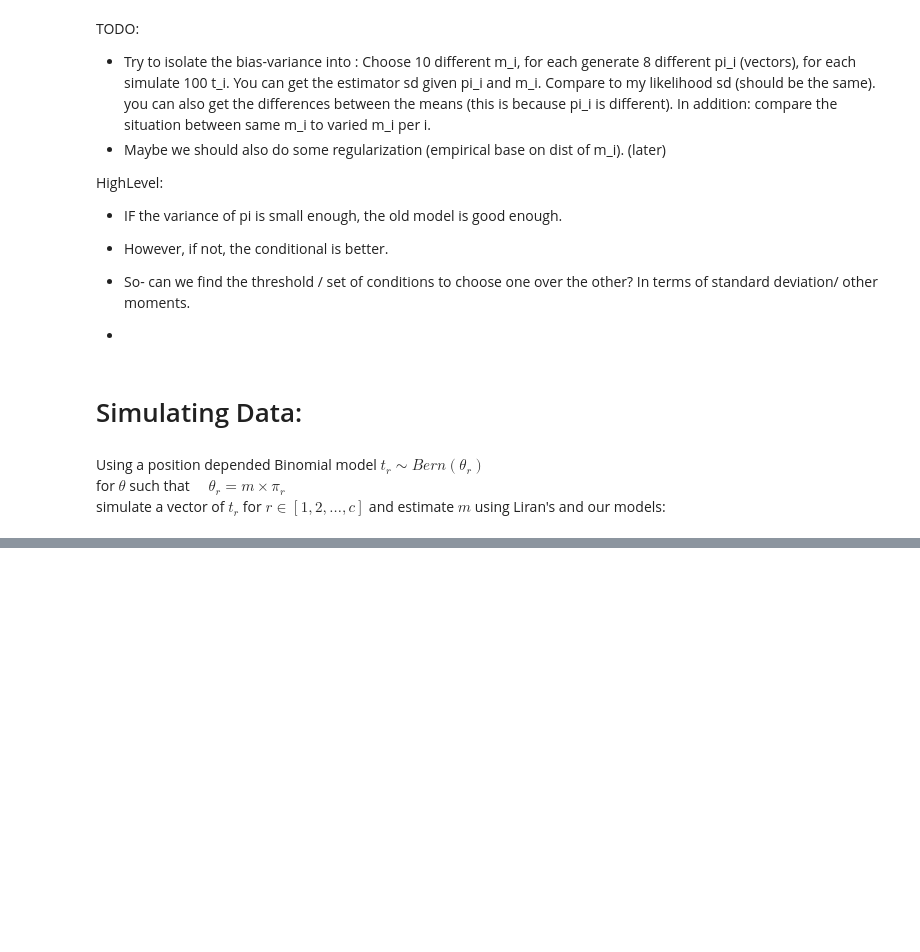
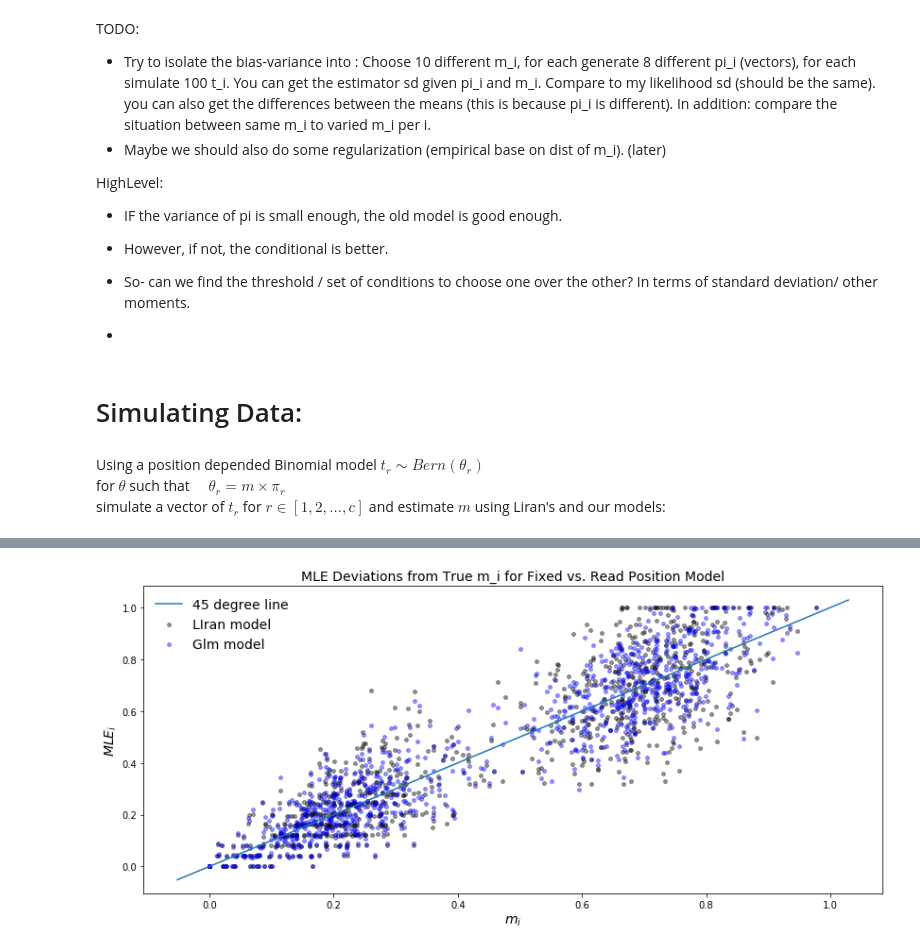
Before and after one commit to kod5kod/RandomResearch, a Jupyter notebook: deamination_simulation_v3.ipynb, the cells around one changed output, grey strips where cells are left out. Drawn from its saved outputs; the diff is of its cells as text; code cells hidden in the pictures; blank space fills up the shorter version.

```diff
--- a/deamination_simulation_v3.ipynb
+++ b/deamination_simulation_v3.ipynb
@@ -72,0 +217,21 @@ simulate a vector of $t_r$ for $r \in [1,2,\dots,c]$ and estimate $m$ using Lira
+# %%
+import warnings
+warnings.filterwarnings("ignore", message="")
+# Parameters:
+# General:
+###########################################
+input_dict = {'sample_len' : 1000,
+              'coverage_mean'  : 200,
+              'coverage_sd' : 5,
+              'm_sd' : 0.1,
+              'm_low' : 0.2,
+              'm_high' : 0.7,
+              'm_initial_guess' : 0.45,
+              'limitBounds': True,
+              'pi_calib_runs':1,
+              #'pi_dist' : [0.8,0.6,0.4,0.02],
+              'pi_dist' : [0.8,0.6,0.3,0.02],
+              #'pi_dist' : list(mult([0.4,0.3,0.2,0.02],2)),
+              'weights' : [3/50,3/50,4/50,40/50]
+             }
+output = sim(input_dict)
@@ -72,0 +256,15 @@ simulate a vector of $t_r$ for $r \in [1,2,\dots,c]$ and estimate $m$ using Lira
+# %%
+fig = plt.figure(figsize = (14,6))
+ax = fig.add_subplot(111)
+ax.scatter(output['output_est'].true_m,output['output_est']['liran'], color='black', alpha = 0.4, label = 'LIran model', s=15 )
+ax.scatter(output['output_est']['true_m'],output['output_est']['glm'], color='blue', alpha = 0.4, label = 'Glm model', s=15)
+x = np.linspace(*ax.get_xlim())
+ax.plot(x, x, label = '45 degree line')
+ax.set_title('MLE Deviations from True m_i for Fixed vs. Read Position Model', fontsize=14)
+plt.xlabel('$m_i$', fontsize=14)
+plt.ylabel('$MLE_i$', fontsize=14)
+plt.legend(loc='upper left',frameon = False,fontsize= 14)
+#fig.savefig('/Users/leecarlin/Dropbox (Personal)/School/deamination/deamination_report_may_2020/fig3.png',dpi=400)
+plt.show()
+# %% [output]
+[figure, added]
```
Also changed, not shown: parts of 14 cells of this notebook.
